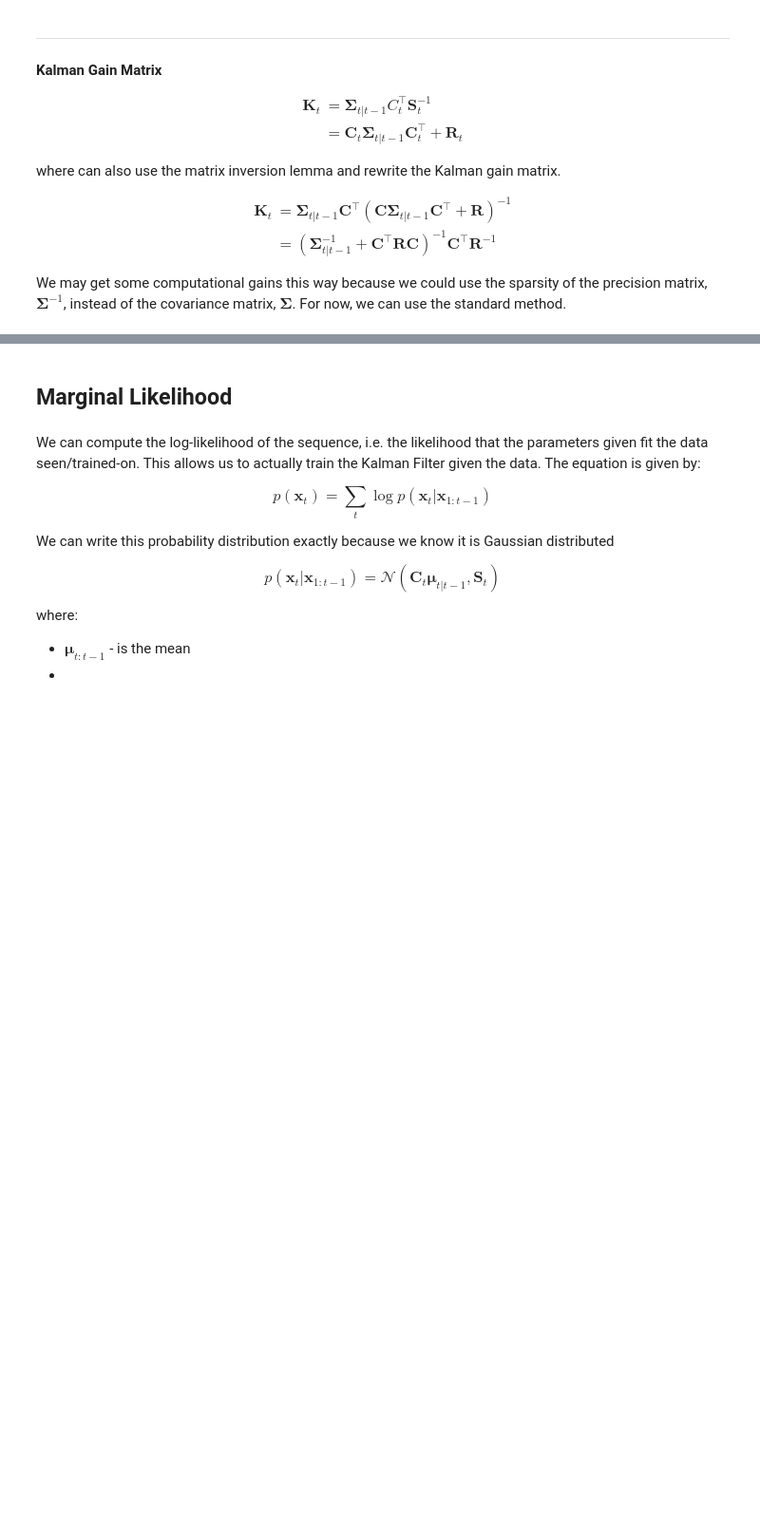
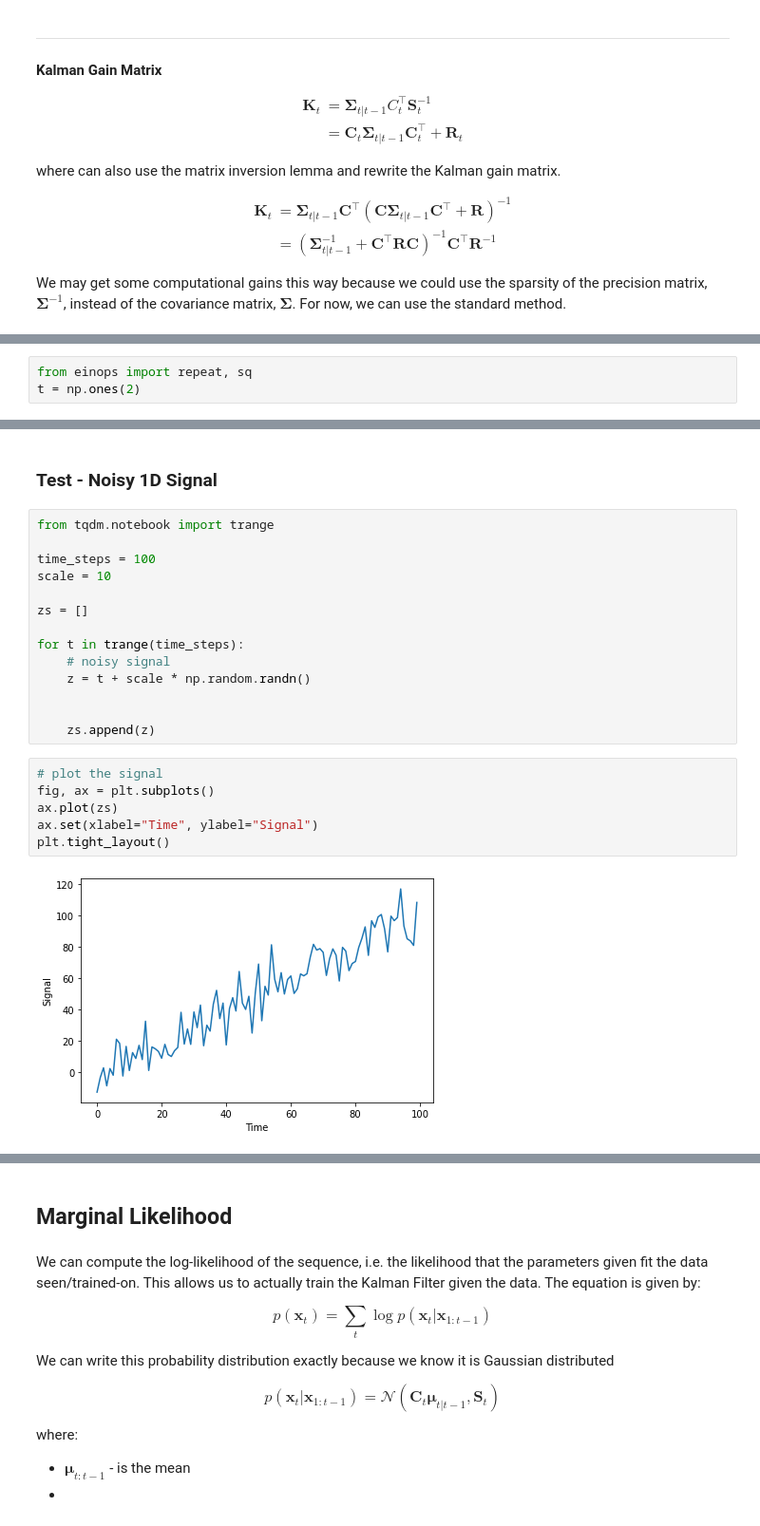
Before and after one commit to jejjohnson/jaxkf, a Jupyter notebook: notebooks/kf_walkthrough.ipynb, the cells around one changed output, grey strips where cells are left out. Shown at 95% size. Drawn from its saved outputs; the diff is of its cells as text; blank space fills up the shorter version.

```diff
--- a/notebooks/kf_walkthrough.ipynb
+++ b/notebooks/kf_walkthrough.ipynb
@@ -239 +323,4 @@ where:
+# %%
+from einops import repeat, sq
+t = np.ones(2)
 # %%
@@ -266,0 +506,24 @@ def update_step(
+# %% [markdown]
+### Test - Noisy 1D Signal
+# %%
+from tqdm.notebook import trange
+
+time_steps = 100
+scale = 10
+
+zs = []
+
+for t in trange(time_steps):
+    # noisy signal
+    z = t + scale * np.random.randn()
+
+
+    zs.append(z)
+# %%
+# plot the signal
+fig, ax = plt.subplots()
+ax.plot(zs)
+ax.set(xlabel="Time", ylabel="Signal")
+plt.tight_layout()
+# %% [output]
+[figure, added]
```
Also changed, not shown: parts of 25 cells of this notebook, 5 other files.
